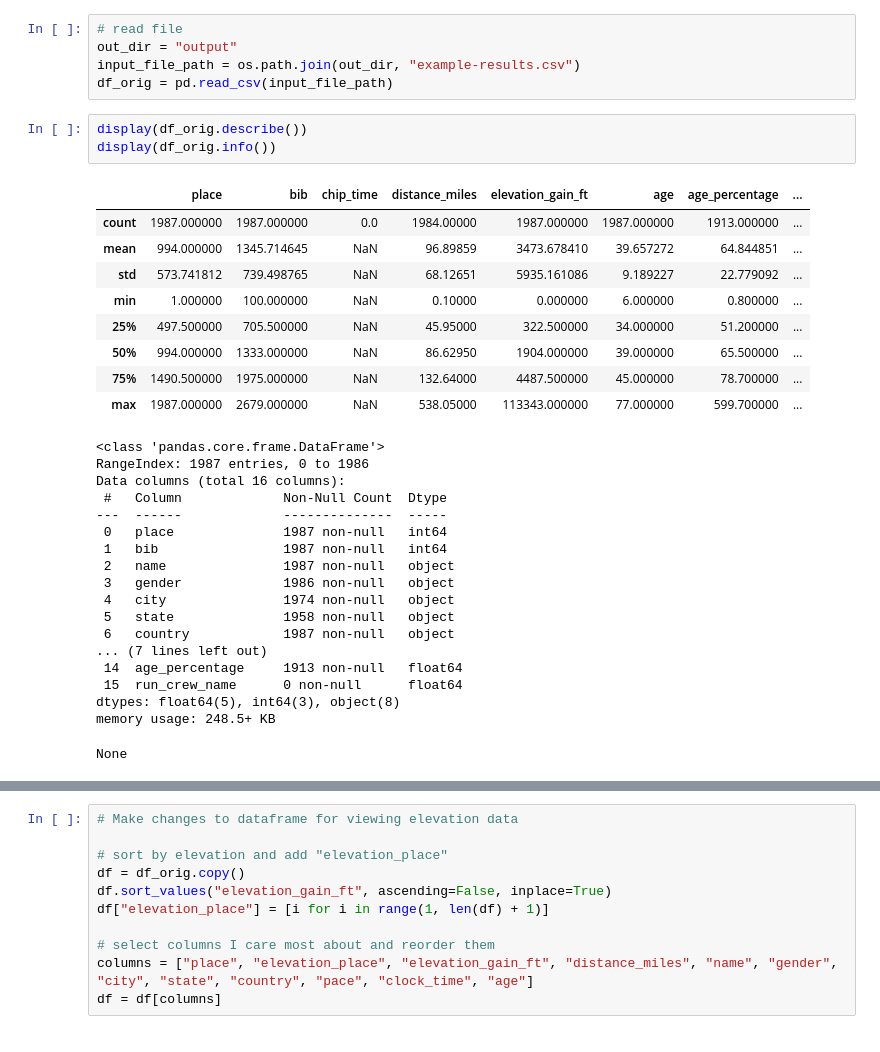
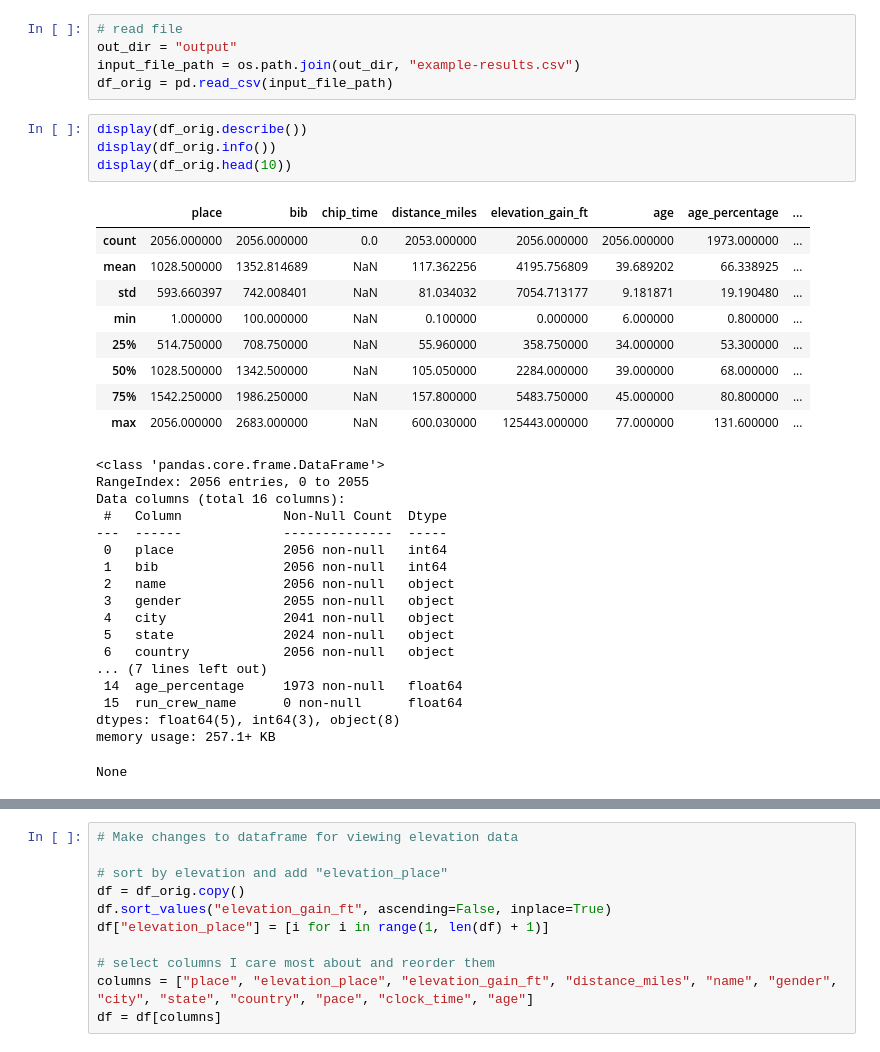
Before and after one commit to mrperkett/grit-running-data, a Jupyter notebook: explore_grit_results.ipynb, the cells around one changed output, grey strips where cells are left out. Cells and saved outputs as stored; diff of their text form.

```diff
--- a/explore_grit_results.ipynb
+++ b/explore_grit_results.ipynb
@@ -12,31 +12,32 @@ df_orig = pd.read_csv(input_file_path)
 # %%
 display(df_orig.describe())
 display(df_orig.info())
+display(df_orig.head(10))
 # %% [output]
 |  | place | bib | chip_time | distance_miles | elevation_gain_ft | age | age_percentage | ... |
-| count | 1987.000000 | 1987.000000 | 0.0 | 1984.00000 | 1987.000000 | 1987.000000 | 1913.000000 | ... |
-| mean | 994.000000 | 1345.714645 | NaN | 96.89859 | 3473.678410 | 39.657272 | 64.844851 | ... |
-| std | 573.741812 | 739.498765 | NaN | 68.12651 | 5935.161086 | 9.189227 | 22.779092 | ... |
-| min | 1.000000 | 100.000000 | NaN | 0.10000 | 0.000000 | 6.000000 | 0.800000 | ... |
-| 25% | 497.500000 | 705.500000 | NaN | 45.95000 | 322.500000 | 34.000000 | 51.200000 | ... |
-| 50% | 994.000000 | 1333.000000 | NaN | 86.62950 | 1904.000000 | 39.000000 | 65.500000 | ... |
-| 75% | 1490.500000 | 1975.000000 | NaN | 132.64000 | 4487.500000 | 45.000000 | 78.700000 | ... |
-| max | 1987.000000 | 2679.000000 | NaN | 538.05000 | 113343.000000 | 77.000000 | 599.700000 | ... |
+| count | 2056.000000 | 2056.000000 | 0.0 | 2053.000000 | 2056.000000 | 2056.000000 | 1973.000000 | ... |
+| mean | 1028.500000 | 1352.814689 | NaN | 117.362256 | 4195.756809 | 39.689202 | 66.338925 | ... |
+| std | 593.660397 | 742.008401 | NaN | 81.034032 | 7054.713177 | 9.181871 | 19.190480 | ... |
+| min | 1.000000 | 100.000000 | NaN | 0.100000 | 0.000000 | 6.000000 | 0.800000 | ... |
+| 25% | 514.750000 | 708.750000 | NaN | 55.960000 | 358.750000 | 34.000000 | 53.300000 | ... |
+| 50% | 1028.500000 | 1342.500000 | NaN | 105.050000 | 2284.000000 | 39.000000 | 68.000000 | ... |
+| 75% | 1542.250000 | 1986.250000 | NaN | 157.800000 | 5483.750000 | 45.000000 | 80.800000 | ... |
+| max | 2056.000000 | 2683.000000 | NaN | 600.030000 | 125443.000000 | 77.000000 | 131.600000 | ... |
 <class 'pandas.core.frame.DataFrame'>
-RangeIndex: 1987 entries, 0 to 1986
+RangeIndex: 2056 entries, 0 to 2055
 Data columns (total 16 columns):
  #   Column             Non-Null Count  Dtype
 ---  ------             --------------  -----
- 0   place              1987 non-null   int64
- 1   bib                1987 non-null   int64
- 2   name               1987 non-null   object
- 3   gender             1986 non-null   object
- 4   city               1974 non-null   object
- 5   state              1958 non-null   object
- 6   country            1987 non-null   object
+ 0   place              2056 non-null   int64
+ 1   bib                2056 non-null   int64
+ 2   name               2056 non-null   object
+ 3   gender             2055 non-null   object
+ 4   city               2041 non-null   object
+ 5   state              2024 non-null   object
+ 6   country            2056 non-null   object
 ... (7 lines left out)
- 14  age_percentage     1913 non-null   float64
+ 14  age_percentage     1973 non-null   float64
  15  run_crew_name      0 non-null      float64
 dtypes: float64(5), int64(3), object(8)
-memory usage: 248.5+ KB
+memory usage: 257.1+ KB
 None
```
Also changed, not shown: parts of 10 cells of this notebook, 11 other files.
